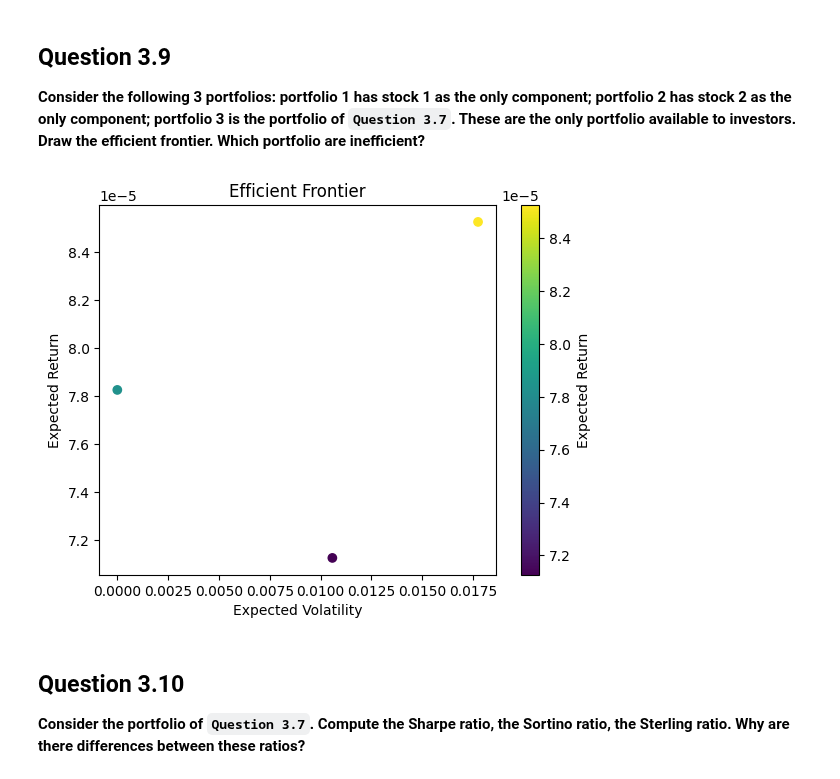
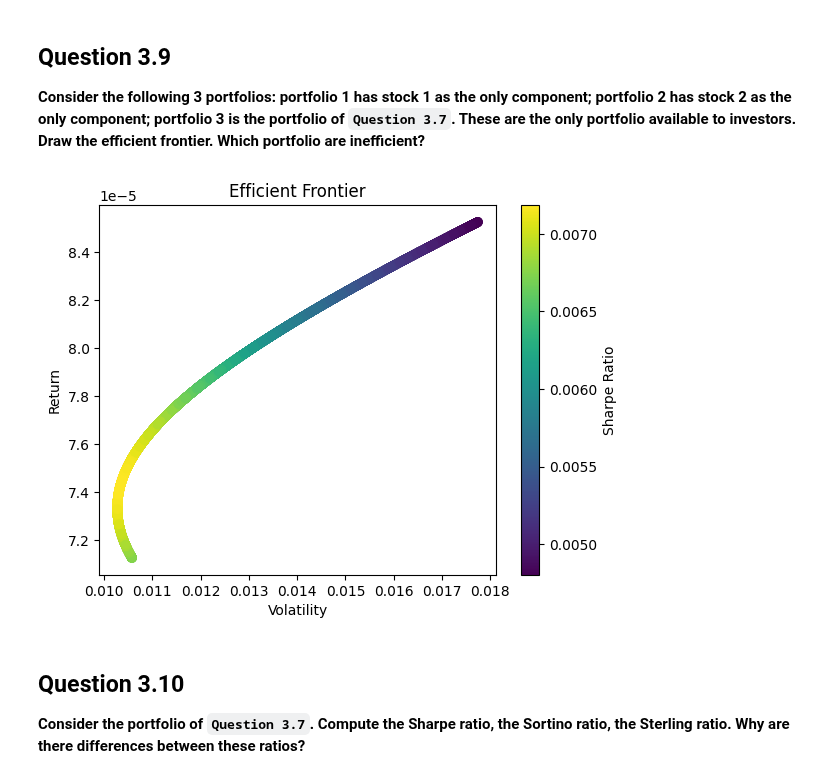
Before and after one commit to leonardohannas/MODS205_TelecomParis, a Jupyter notebook: proj.ipynb, the cells around one changed output. Drawn from its saved outputs; the diff is of its cells as text; code cells hidden in the pictures.

```diff
--- a/proj.ipynb
+++ b/proj.ipynb
@@ -426,28 +426,48 @@ $$
 # %% [markdown]
 ## Question 3.9
 **Consider the following 3 portfolios: portfolio 1 has stock 1 as the only component; portfolio 2 has stock 2 as the only component; portfolio 3 is the portfolio of `Question 3.7`. These are the only portfolio available to investors. Draw the efficient frontier. Which portfolio are inefficient?**
-# %%
-# Calculate the returns and volatility for each portfolio
-portfolio1_return = air_liquide_stock['Daily Return'].mean()
-portfolio2_return = peugeot_stock['Daily Return'].mean()
-portfolio3_return = 0.5 * air_liquide_stock['Daily Return'].mean() + 0.5 * peugeot_stock['Daily Return'].mean()
-
-portfolio1_volatility = air_liquide_stock['Daily Return'].std()
-portfolio2_volatility = peugeot_stock['Daily Return'].std()
-portfolio3_volatility = portfolio3_return.std()
-
-returns = [portfolio1_return, portfolio2_return, portfolio3_return]
-volatility = [portfolio1_volatility, portfolio2_volatility, portfolio3_volatility]
-
-# Draw the efficient frontier
-plt.scatter(volatility, returns, c=returns, marker='o')
-plt.colorbar(label='Expected Return')
-plt.xlabel('Expected Volatility')
-plt.ylabel('Expected Return')
-plt.title('Efficient Frontier')
-plt.show()
-# %% [output]
-[figure, removed]
+# %%
+import numpy as np
+import matplotlib.pyplot as plt
+
+# Combine the daily returns into one DataFrame
+df = pd.concat([air_liquide_stock['Daily Return'], peugeot_stock['Daily Return']], axis=1)
+df.columns = ['Air Liquide', 'Peugeot']
+
+# Drop any rows with missing values
+df = df.dropna()
+
+# Calculate the mean returns and the covariance matrix of returns
+mean_returns = df.mean()
+cov_matrix = df.cov()
+
+# Define the number of portfolios to simulate
+num_portfolios = 10000
+
+# Initialize arrays to store the portfolio weights, returns and volatilities
+weights_array = np.zeros((num_portfolios, len(df.columns)))
+returns_array = np.zeros(num_portfolios)
+volatility_array = np.zeros(num_portfolios)
+
+# Simulate the portfolios
+for i in range(num_portfolios):
+    weights = np.random.random(len(df.columns))
+    weights /= np.sum(weights)
+    returns = np.dot(weights, mean_returns)
+    volatility = np.sqrt(np.dot(weights.T, np.dot(cov_matrix, weights)))
+    weights_array[i, :] = weights
+    returns_array[i] = returns
+    volatility_array[i] = volatility
+
+# Plot the efficient frontier
+plt.scatter(volatility_array, returns_array, c=returns_array/volatility_array, marker='o')
+plt.colorbar(label='Sharpe Ratio')
+plt.xlabel('Volatility')
+plt.ylabel('Return')
+plt.title('Efficient Frontier')
+plt.show()
+# %% [output]
+[figure, added]
 # %% [markdown]
 ## Question 3.10
 **Consider the portfolio of `Question 3.7`. Compute the Sharpe ratio, the Sortino ratio, the Sterling ratio. Why are there differences between these ratios?**
```
Also changed, not shown: parts of 2 cells of this notebook.
